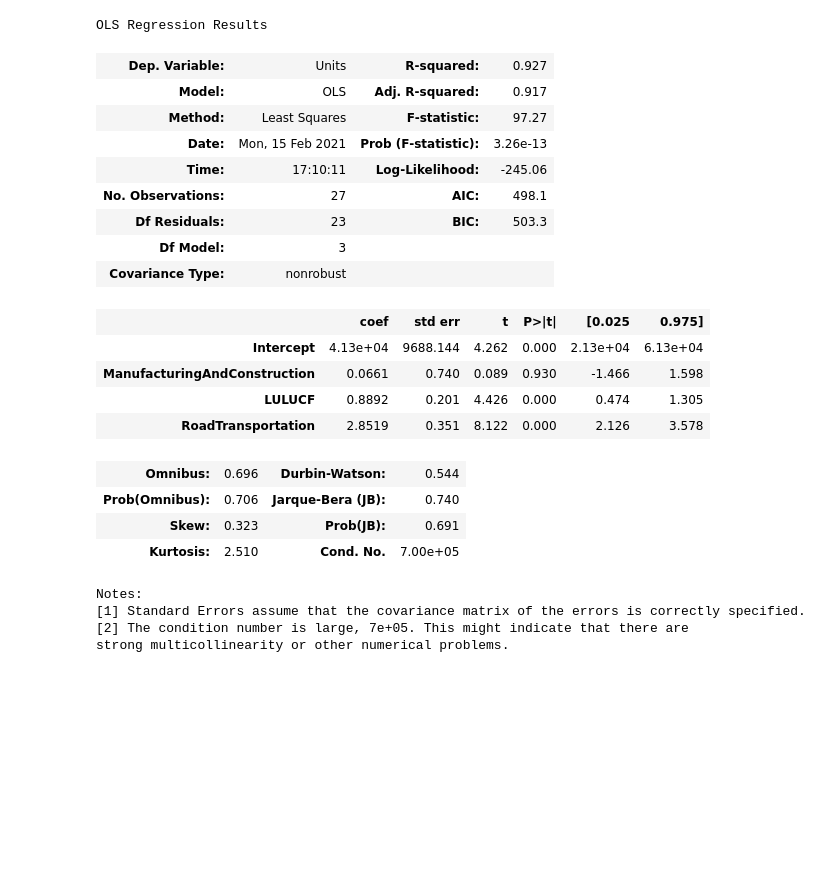
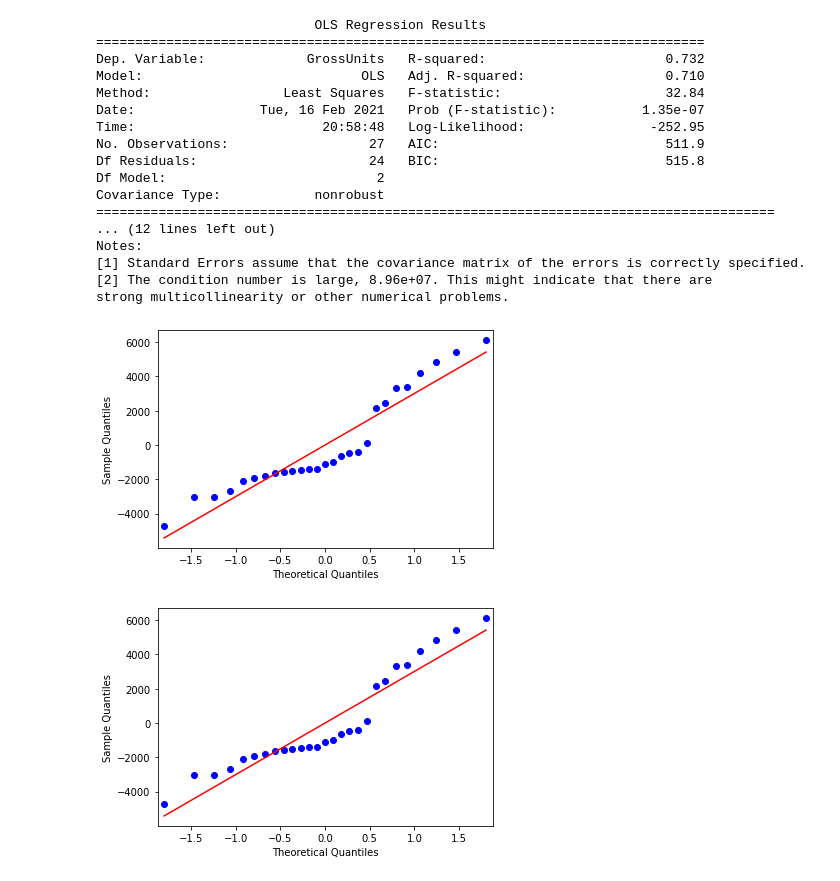
Before and after one commit to heds1/heds, a Jupyter notebook: code-from-posts/regression-2.ipynb, the cells around one changed output. Drawn from its saved outputs; the diff is of its cells as text; code cells hidden in the pictures; blank space fills up the shorter version.

Commit message:
feat: finish part 2 of regression

```diff
--- a/code-from-posts/regression-2.ipynb
+++ b/code-from-posts/regression-2.ipynb
@@ -25,0 +106,6 @@ dat = (
+# %%
+# center the explanatory variables!
+dat.NumLicensedVehicles = dat.NumLicensedVehicles - dat.NumLicensedVehicles.mean()
+dat.NumDairyCattle = dat.NumDairyCattle - dat.NumDairyCattle.mean()
+dat.NumSheep = dat.NumSheep - dat.NumSheep.mean()
+dat.LitresOfAlcohol = dat.LitresOfAlcohol - dat.LitresOfAlcohol.mean()
@@ -26,28 +133,27 @@ dat = (
 # %%
-reg = smf.ols('Units ~ ManufacturingAndConstruction + LULUCF + RoadTransportation', data=dat).fit()
+reg = smf.ols('GrossUnits ~ NumLicensedVehicles + LitresOfAlcohol', data=dat).fit()
+print(reg.summary())
+# %% [output]
+                            OLS Regression Results
+==============================================================================
+Dep. Variable:             GrossUnits   R-squared:                       0.732
+Model:                            OLS   Adj. R-squared:                  0.710
+Method:                 Least Squares   F-statistic:                     32.84
+Date:                Tue, 16 Feb 2021   Prob (F-statistic):           1.35e-07
+Time:                        20:58:48   Log-Likelihood:                -252.95
+No. Observations:                  27   AIC:                             511.9
+Df Residuals:                      24   BIC:                             515.8
+Df Model:                           2
+Covariance Type:            nonrobust
+=======================================================================================
+... (12 lines left out)
+Notes:
+[1] Standard Errors assume that the covariance matrix of the errors is correctly specified.
+[2] The condition number is large, 8.96e+07. This might indicate that there are
+strong multicollinearity or other numerical problems.
-# %%
-reg.summary()
-# %% [output]
-OLS Regression Results
-| Dep. Variable: | Units | R-squared: | 0.927 |
-| Model: | OLS | Adj. R-squared: | 0.917 |
-| Method: | Least Squares | F-statistic: | 97.27 |
-| Date: | Mon, 15 Feb 2021 | Prob (F-statistic): | 3.26e-13 |
-| Time: | 17:10:11 | Log-Likelihood: | -245.06 |
-| No. Observations: | 27 | AIC: | 498.1 |
-| Df Residuals: | 23 | BIC: | 503.3 |
-| Df Model: | 3 |  |  |
-| Covariance Type: | nonrobust |  |  |
-|  | coef | std err | t | P>|t| | [0.025 | 0.975] |
-| Intercept | 4.13e+04 | 9688.144 | 4.262 | 0.000 | 2.13e+04 | 6.13e+04 |
-| ManufacturingAndConstruction | 0.0661 | 0.740 | 0.089 | 0.930 | -1.466 | 1.598 |
-| LULUCF | 0.8892 | 0.201 | 4.426 | 0.000 | 0.474 | 1.305 |
-| RoadTransportation | 2.8519 | 0.351 | 8.122 | 0.000 | 2.126 | 3.578 |
-| Omnibus: | 0.696 | Durbin-Watson: | 0.544 |
-| Prob(Omnibus): | 0.706 | Jarque-Bera (JB): | 0.740 |
-| Skew: | 0.323 | Prob(JB): | 0.691 |
-| Kurtosis: | 2.510 | Cond. No. | 7.00e+05 |
-Notes:
-[1] Standard Errors assume that the covariance matrix of the errors is correctly specified.
-[2] The condition number is large, 7e+05. This might indicate that there are
-strong multicollinearity or other numerical problems.
+# %%
+# Q-Q plot for normality
+sm.qqplot(reg.resid, line='r')
+# %% [output]
+[figure, added]
+[figure, added]
```
Also changed, not shown: parts of 7 cells of this notebook, 13 other files.
